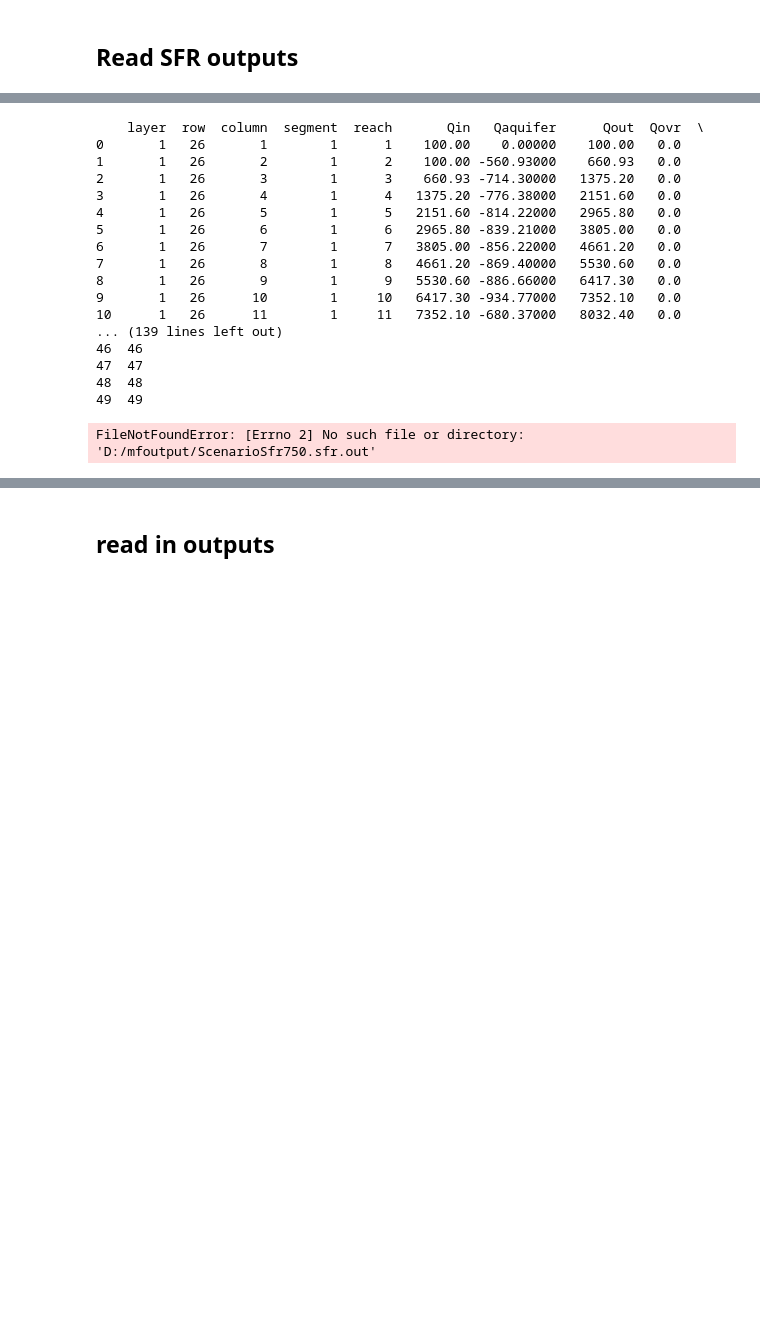
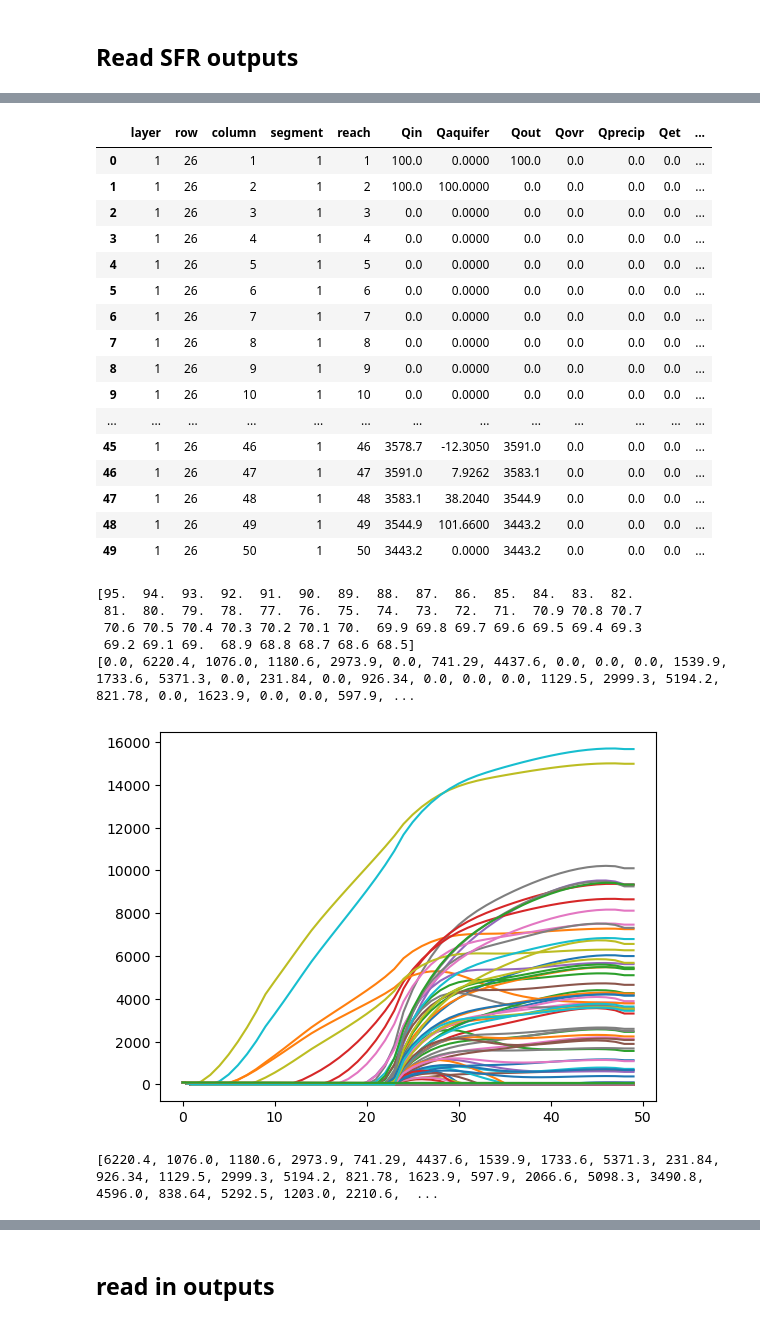
Before and after one commit to davermurray/mf-trees, a Jupyter notebook: mf_notebooks/Aquaseca_SS_Sfr.ipynb, the cells around one changed output, grey strips where cells are left out. Saved outputs shown, nothing was run; the diff lists cells and outputs as text; code cells hidden in the pictures; blank space fills up the shorter version.

```diff
--- a/mf_notebooks/Aquaseca_SS_Sfr.ipynb
+++ b/mf_notebooks/Aquaseca_SS_Sfr.ipynb
@@ -801,30 +804,52 @@ print(sfrleak)
-# %%
-#sfr_outfile = os.path.join(..', 'data', 'sfr_examples')
-sfrout = SfrFile(modws+'/'+modelname+'.sfr.out')
-testdf = sfrout.get_dataframe()
-print(testdf)
-sfrout = SfrFile(modws+'/ScenarioSfr750.sfr.out')
-df = sfrout.get_dataframe()
-print(df)
-# %% [output]
-    layer  row  column  segment  reach       Qin   Qaquifer      Qout  Qovr  \
-0       1   26       1        1      1    100.00    0.00000    100.00   0.0
-1       1   26       2        1      2    100.00 -560.93000    660.93   0.0
-2       1   26       3        1      3    660.93 -714.30000   1375.20   0.0
-3       1   26       4        1      4   1375.20 -776.38000   2151.60   0.0
-4       1   26       5        1      5   2151.60 -814.22000   2965.80   0.0
-5       1   26       6        1      6   2965.80 -839.21000   3805.00   0.0
-6       1   26       7        1      7   3805.00 -856.22000   4661.20   0.0
-7       1   26       8        1      8   4661.20 -869.40000   5530.60   0.0
-8       1   26       9        1      9   5530.60 -886.66000   6417.30   0.0
-9       1   26      10        1     10   6417.30 -934.77000   7352.10   0.0
-10      1   26      11        1     11   7352.10 -680.37000   8032.40   0.0
-... (139 lines left out)
-46  46
-47  47
-48  48
-49  49
-FileNotFoundError: [Errno 2] No such file or directory: 'D:/mfoutput/ScenarioSfr750.sfr.out'
+# %%
+qout = []
+for i in range(100):#error_free[:100]:
+    modelname = "ScenarioSfrWell1000Test12_"+str(i)
+    #modelname = "ScenarioSfrWell750Test5_"+str(i)
+    fname = modws+'/'+modelname+'.sfr.out'
+    sfrout = SfrFile(fname)
+    testdf = sfrout.get_dataframe()
+    testdf.Qout.plot()
+    qout.append(testdf.loc[25,'Qout'])
+   # display(testdf.loc[32])
+#sfrout = SfrFile(modws+'/ScenarioSfr750.sfr.out')
+#df = sfrout.get_dataframe()
+#rint(df)
+display(testdf)
+print(reach['strtop'])
+plt.plot(testdf.stage)
+plt.plot(reach['strtop'])
+plt.plot(testdf.depth +reach['strtop'])
+print(qout)
+# %% [output]
+|  | layer | row | column | segment | reach | Qin | Qaquifer | Qout | Qovr | Qprecip | Qet | ... |
+| 0 | 1 | 26 | 1 | 1 | 1 | 100.0 | 0.0000 | 100.0 | 0.0 | 0.0 | 0.0 | ... |
+| 1 | 1 | 26 | 2 | 1 | 2 | 100.0 | 100.0000 | 0.0 | 0.0 | 0.0 | 0.0 | ... |
+| 2 | 1 | 26 | 3 | 1 | 3 | 0.0 | 0.0000 | 0.0 | 0.0 | 0.0 | 0.0 | ... |
+| 3 | 1 | 26 | 4 | 1 | 4 | 0.0 | 0.0000 | 0.0 | 0.0 | 0.0 | 0.0 | ... |
+| 4 | 1 | 26 | 5 | 1 | 5 | 0.0 | 0.0000 | 0.0 | 0.0 | 0.0 | 0.0 | ... |
+| 5 | 1 | 26 | 6 | 1 | 6 | 0.0 | 0.0000 | 0.0 | 0.0 | 0.0 | 0.0 | ... |
+| 6 | 1 | 26 | 7 | 1 | 7 | 0.0 | 0.0000 | 0.0 | 0.0 | 0.0 | 0.0 | ... |
+| 7 | 1 | 26 | 8 | 1 | 8 | 0.0 | 0.0000 | 0.0 | 0.0 | 0.0 | 0.0 | ... |
+| 8 | 1 | 26 | 9 | 1 | 9 | 0.0 | 0.0000 | 0.0 | 0.0 | 0.0 | 0.0 | ... |
+| 9 | 1 | 26 | 10 | 1 | 10 | 0.0 | 0.0000 | 0.0 | 0.0 | 0.0 | 0.0 | ... |
+| ... | ... | ... | ... | ... | ... | ... | ... | ... | ... | ... | ... | ... |
+| 45 | 1 | 26 | 46 | 1 | 46 | 3578.7 | -12.3050 | 3591.0 | 0.0 | 0.0 | 0.0 | ... |
+| 46 | 1 | 26 | 47 | 1 | 47 | 3591.0 | 7.9262 | 3583.1 | 0.0 | 0.0 | 0.0 | ... |
+| 47 | 1 | 26 | 48 | 1 | 48 | 3583.1 | 38.2040 | 3544.9 | 0.0 | 0.0 | 0.0 | ... |
+| 48 | 1 | 26 | 49 | 1 | 49 | 3544.9 | 101.6600 | 3443.2 | 0.0 | 0.0 | 0.0 | ... |
+| 49 | 1 | 26 | 50 | 1 | 50 | 3443.2 | 0.0000 | 3443.2 | 0.0 | 0.0 | 0.0 | ... |
+[95.  94.  93.  92.  91.  90.  89.  88.  87.  86.  85.  84.  83.  82.
+ 81.  80.  79.  78.  77.  76.  75.  74.  73.  72.  71.  70.9 70.8 70.7
+ 70.6 70.5 70.4 70.3 70.2 70.1 70.  69.9 69.8 69.7 69.6 69.5 69.4 69.3
+ 69.2 69.1 69.  68.9 68.8 68.7 68.6 68.5]
+[0.0, 6220.4, 1076.0, 1180.6, 2973.9, 0.0, 741.29, 4437.6, 0.0, 0.0, 0.0, 1539.9, 1733.6, 5371.3, 0.0, 231.84, 0.0, 926.34, 0.0, 0.0, 0.0, 1129.5, 2999.3, 5194.2, 821.78, 0.0, 1623.9, 0.0, 0.0, 597.9, ...
+[figure, added]
+# %%
+gz = [i for i in qout if i > 0]
+print(gz,len(gz))
+# %% [output]
+[6220.4, 1076.0, 1180.6, 2973.9, 741.29, 4437.6, 1539.9, 1733.6, 5371.3, 231.84, 926.34, 1129.5, 2999.3, 5194.2, 821.78, 1623.9, 597.9, 2066.6, 5098.3, 3490.8, 4596.0, 838.64, 5292.5, 1203.0, 2210.6,  ...
 # %%
 inds = df.segment == 1
 #print(df.reach[inds].astype(str))
```
Also changed, not shown: parts of 11 cells of this notebook, 2 other files.
